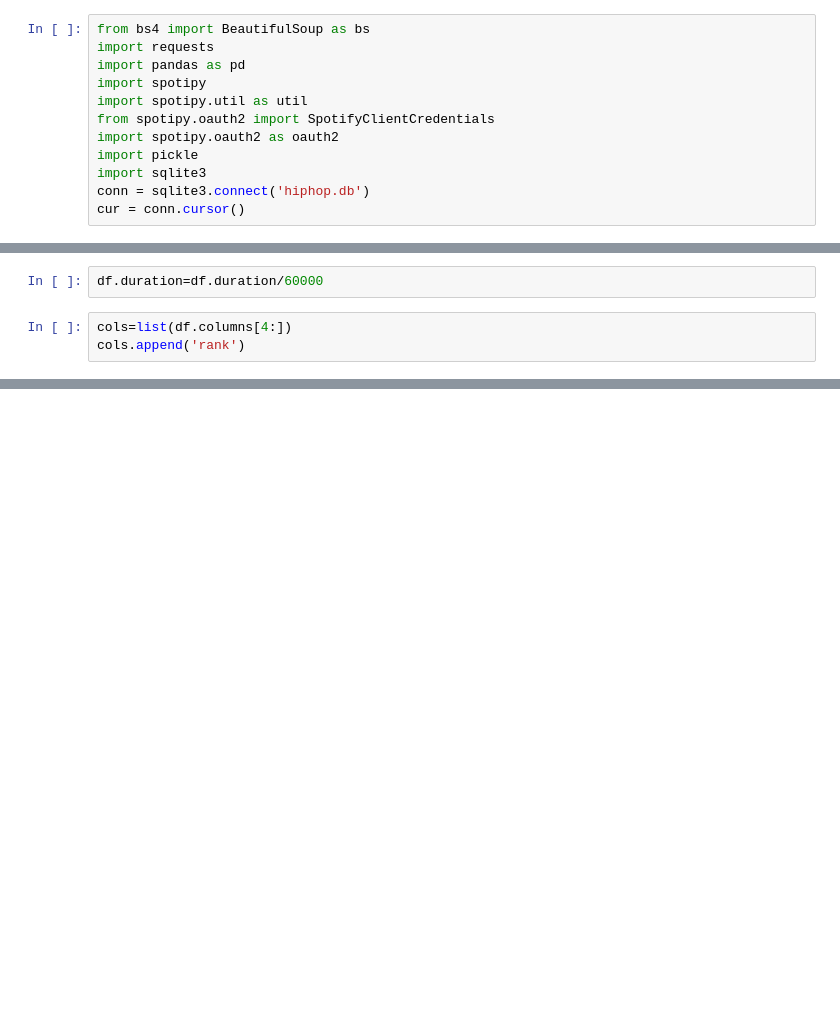
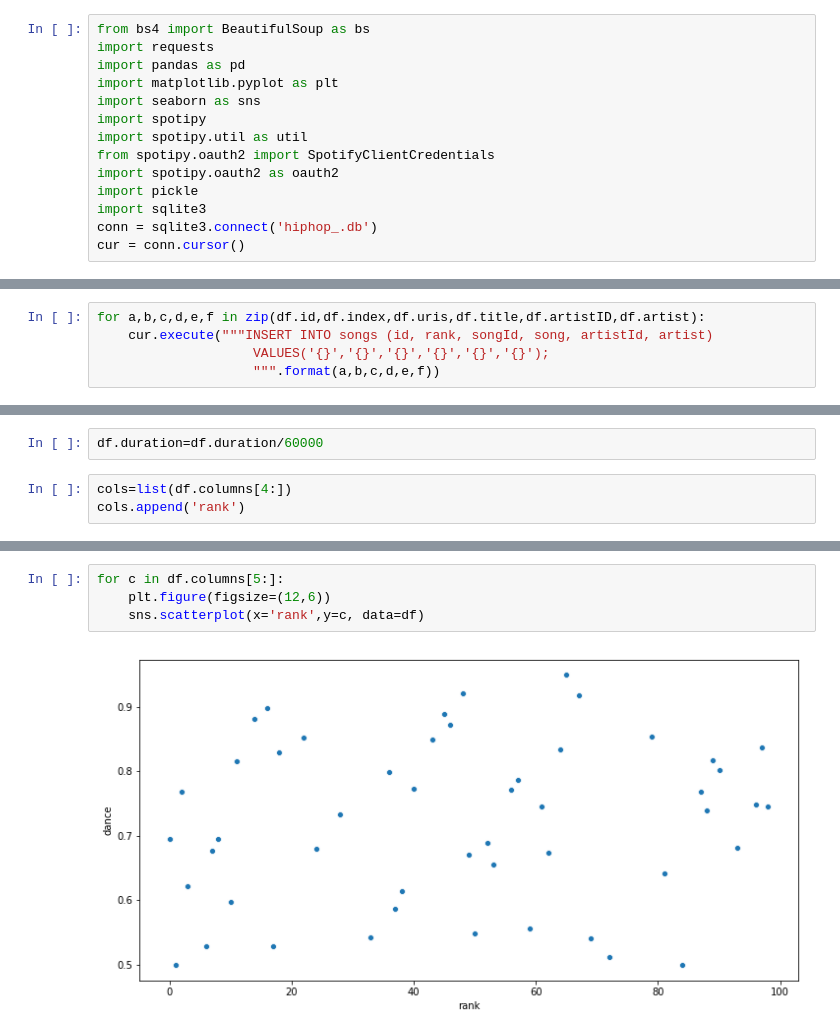
Before and after one commit to mackenziemitchell6/PopularHipHop, a Jupyter notebook: GettingData-ETL.ipynb, the cells around one changed output, grey strips where cells are left out. Cells and saved outputs as stored; diff of their text form; blank space fills up the shorter version.

```diff
--- a/GettingData-ETL.ipynb
+++ b/GettingData-ETL.ipynb
@@ -2,13 +2,15 @@
 from bs4 import BeautifulSoup as bs
 import requests
 import pandas as pd
+import matplotlib.pyplot as plt
+import seaborn as sns
 import spotipy
 import spotipy.util as util
 from spotipy.oauth2 import SpotifyClientCredentials
 import spotipy.oauth2 as oauth2
 import pickle
 import sqlite3
-conn = sqlite3.connect('hiphop.db')
+conn = sqlite3.connect('hiphop_.db')
 cur = conn.cursor()
 # %%
 market = [ "AD", "AR", "AT", "AU", "BE", "BG", "BO", "BR", "CA", "CH", "CL", "CO", "CR", "CY",
@@ -142,0 +159,5 @@ df=df[df['artistID']!='NAN']
+# %%
+for a,b,c,d,e,f in zip(df.id,df.index,df.uris,df.title,df.artistID,df.artist):
+    cur.execute("""INSERT INTO songs (id, rank, songId, song, artistId, artist)
+                    VALUES('{}','{}','{}','{}','{}','{}');
+                    """.format(a,b,c,d,e,f))
@@ -321,0 +348,6 @@ heatmap(
+# %%
+for c in df.columns[5:]:
+    plt.figure(figsize=(12,6))
+    sns.scatterplot(x='rank',y=c, data=df)
+# %% [output]
+[figure, added]
```
Also changed, not shown: parts of 18 cells of this notebook, 2 other files.
